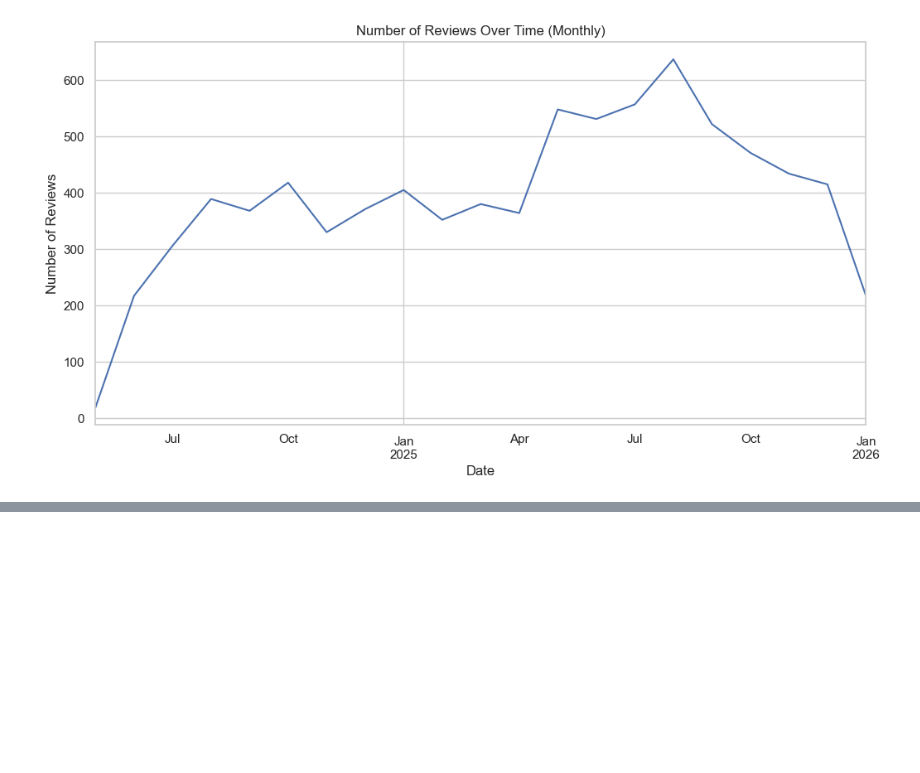
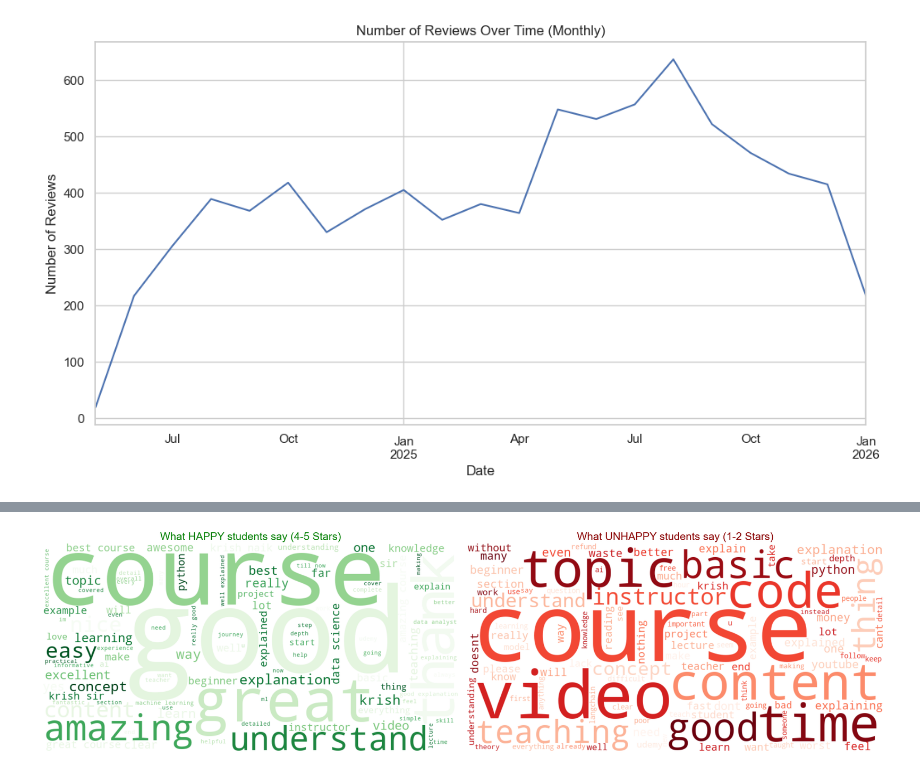
Before and after one commit to Inder-26/EduPulse, a Jupyter notebook: notebooks/EDA.ipynb, the cells around one changed output, grey strips where cells are left out. Cells and saved outputs as stored; diff of their text form; code cells hidden in the pictures; blank space fills up the shorter version.

```diff
--- a/notebooks/EDA.ipynb
+++ b/notebooks/EDA.ipynb
@@ -168,0 +225,30 @@ plt.show()
+# %%
+# 5.4 Segmented Word Clouds
+# Filter Text
+pos_text = ' '.join(df[df['rating'] >= 4]['clean_content'])
+neg_text = ' '.join(df[df['rating'] <= 2]['clean_content'])
+
+plt.figure(figsize=(20, 10))
+
+# Positive Word Cloud
+if pos_text:
+    wc_pos = WordCloud(width=800, height=400, background_color='white', colormap='Greens', max_words=100).generate(pos_text)
+    plt.subplot(1, 2, 1)
+    plt.imshow(wc_pos, interpolation='bilinear')
+    plt.title('What HAPPY students say (4-5 Stars)', fontsize=18, color='green')
+    plt.axis('off')
+
+# Negative Word Cloud
+if neg_text:
+    wc_neg = WordCloud(width=800, height=400, background_color='white', colormap='Reds', max_words=100).generate(neg_text)
+    plt.subplot(1, 2, 2)
+    plt.imshow(wc_neg, interpolation='bilinear')
+    plt.title('What UNHAPPY students say (1-2 Stars)', fontsize=18, color='darkred')
+    plt.axis('off')
+else:
+    print("Not enough negative review text for word cloud.")
+
+plt.tight_layout()
+plt.show()
+# %% [output]
+[figure, added]
```
Also changed, not shown: parts of 14 cells of this notebook, 27 other files.
